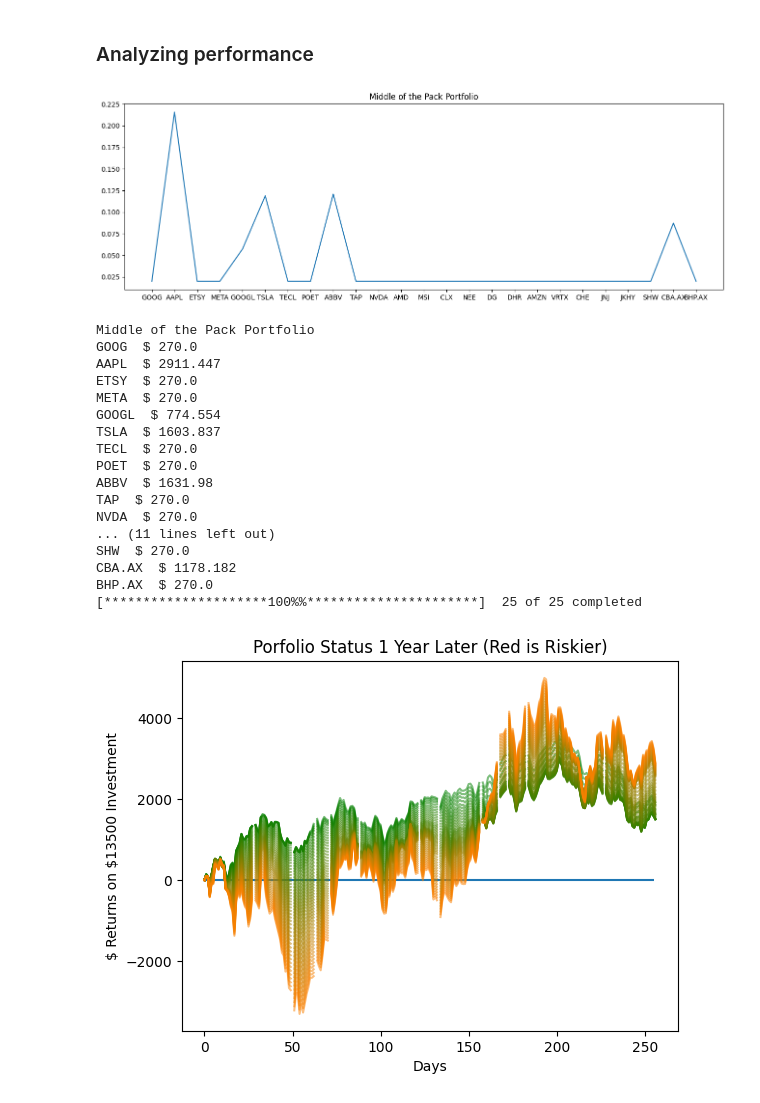
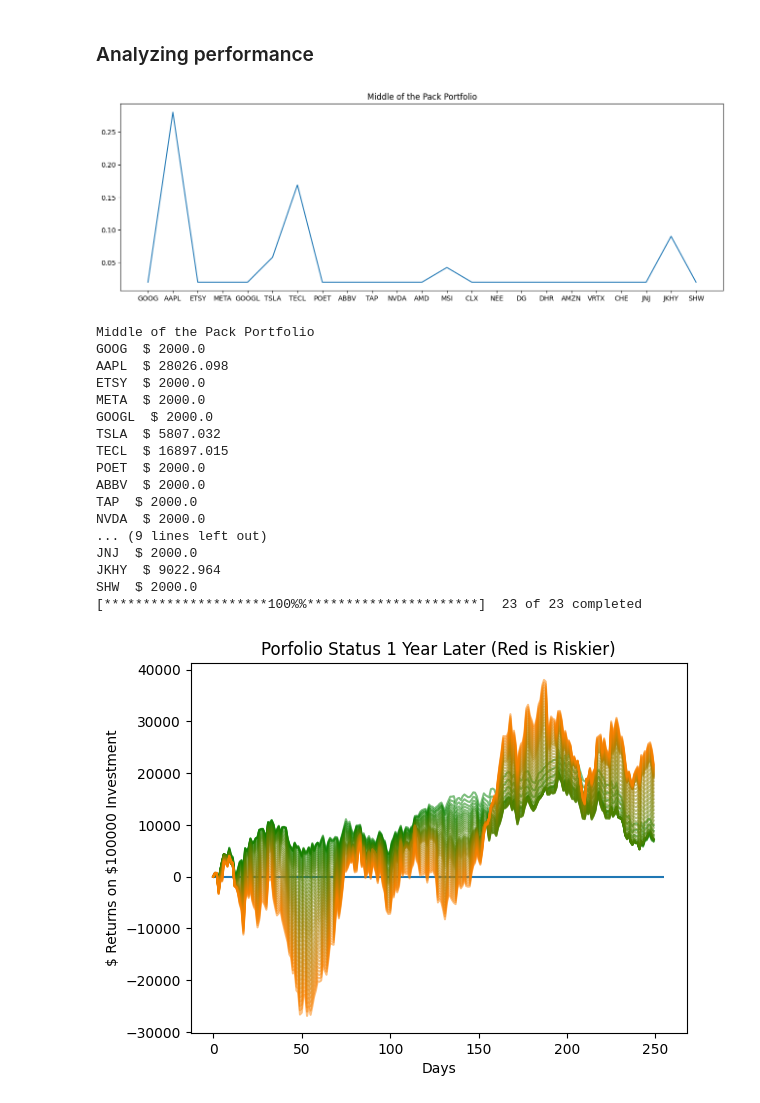
Before and after one commit to N-Sand/ModernPortfolioTheory, a Jupyter notebook: example.ipynb, the cells around one changed output. Drawn from its saved outputs; the diff is of its cells as text; code cells hidden in the pictures.

```diff
--- a/example.ipynb
+++ b/example.ipynb
@@ -51,18 +51,13 @@ yfin.pdr_override()
 # %%
 from MPT import *
 
-# some tickers require .AX, some do not, not sure why yet lol
-stock_list_ax = ['CBA', 'BHP']
-stock_list_ax = [stock + '.AX' for stock in stock_list_ax]
+# for visualizing returns on portfolio, we can put our invested cash price here. It's a fun exercise.
+cash = 100000
+
 stock_list = ['GOOG', 'AAPL', 'ETSY', 'META', 'GOOGL', 'TSLA', 'TECL', 'POET', 'ABBV', 'TAP', 'NVDA', 'AMD', 'MSI', 'CLX', 'NEE', 'DG', 'DHR', 'AMZN', 'VRTX', 'CHE', 'JNJ', 'JKHY', 'SHW', ]
 
-for stock in stock_list_ax:
-    stock_list.append(stock)
 
-
-print(len(stock_list))
-#stock_list = ['CBA.AX', 'BHP.AX', 'TAP', 'NVDA', 'POET']
-#end = dt.datetime.now()
+# end of data, and time delta to look back into the past
 end = dt.datetime(2022, 10, 15)
 start = end - dt.timedelta(days = 1200)
 
@@ -109,10 +105,9 @@ plt.show()
 # %% [markdown]
 ### Analyzing performance
 # %%
-cash = 13500
-middle_SR = efficient_weights[round(len(efficient_weights)/2)]
+# a middle of the pack portfolio from our frontier
 
-# calculate the returns of the next year
+# calculate the returns of the year after our porfolio is implemented
 #end = dt.datetime.now()
 start_year_after = end
 end_year_after = start_year_after + dt.timedelta(days = 365)
@@ -131,48 +126,48 @@ for i, stock in enumerate(stock_list):
     print(stock, ' $', round(mop_weights[i] * cash, ndigits=3))
 
 stock_data = pdr.get_data_yahoo(stock_list, start = start_year_after, end = end_year_after)['Close']
 
 stock_data = stock_data.to_numpy()
 
 
 plt.figure()
 plt.hlines(0, 0, 255)
 # profit for each stock
 deltas = stock_data/stock_data[0]
 
 for i, weight in enumerate(efficient_weights):
 
     profits = []
 
     for j in range(deltas.shape[0]):
         profits.append(weight.dot(deltas[j]))
 
     r = i / 50
     plt.plot((np.array(profits) - 1)*cash, color=(r, 0.5, 0), alpha = 0.5)
 
 
 plt.ylabel('\$ Returns on \$%d Investment' % cash)
 plt.xlabel('Days')
 
 plt.title('Porfolio Status 1 Year Later (Red is Riskier)')
 plt.show()
 # %% [output]
-[figure, old version]
+[figure, new version]
 Middle of the Pack Portfolio
-GOOG  $ 270.0
-AAPL  $ 2911.447
-ETSY  $ 270.0
-META  $ 270.0
-GOOGL  $ 774.554
-TSLA  $ 1603.837
-TECL  $ 270.0
-POET  $ 270.0
-ABBV  $ 1631.98
-TAP  $ 270.0
-NVDA  $ 270.0
-... (11 lines left out)
-SHW  $ 270.0
-CBA.AX  $ 1178.182
-BHP.AX  $ 270.0
-[*********************100%%**********************]  25 of 25 completed
+GOOG  $ 2000.0
+AAPL  $ 28026.098
+ETSY  $ 2000.0
+META  $ 2000.0
+GOOGL  $ 2000.0
+TSLA  $ 5807.032
+TECL  $ 16897.015
+POET  $ 2000.0
+ABBV  $ 2000.0
+TAP  $ 2000.0
+NVDA  $ 2000.0
+... (9 lines left out)
+JNJ  $ 2000.0
+JKHY  $ 9022.964
+SHW  $ 2000.0
+[*********************100%%**********************]  23 of 23 completed
-[figure, old version]
+[figure, new version]
```
Also changed, not shown: parts of 4 cells of this notebook.
